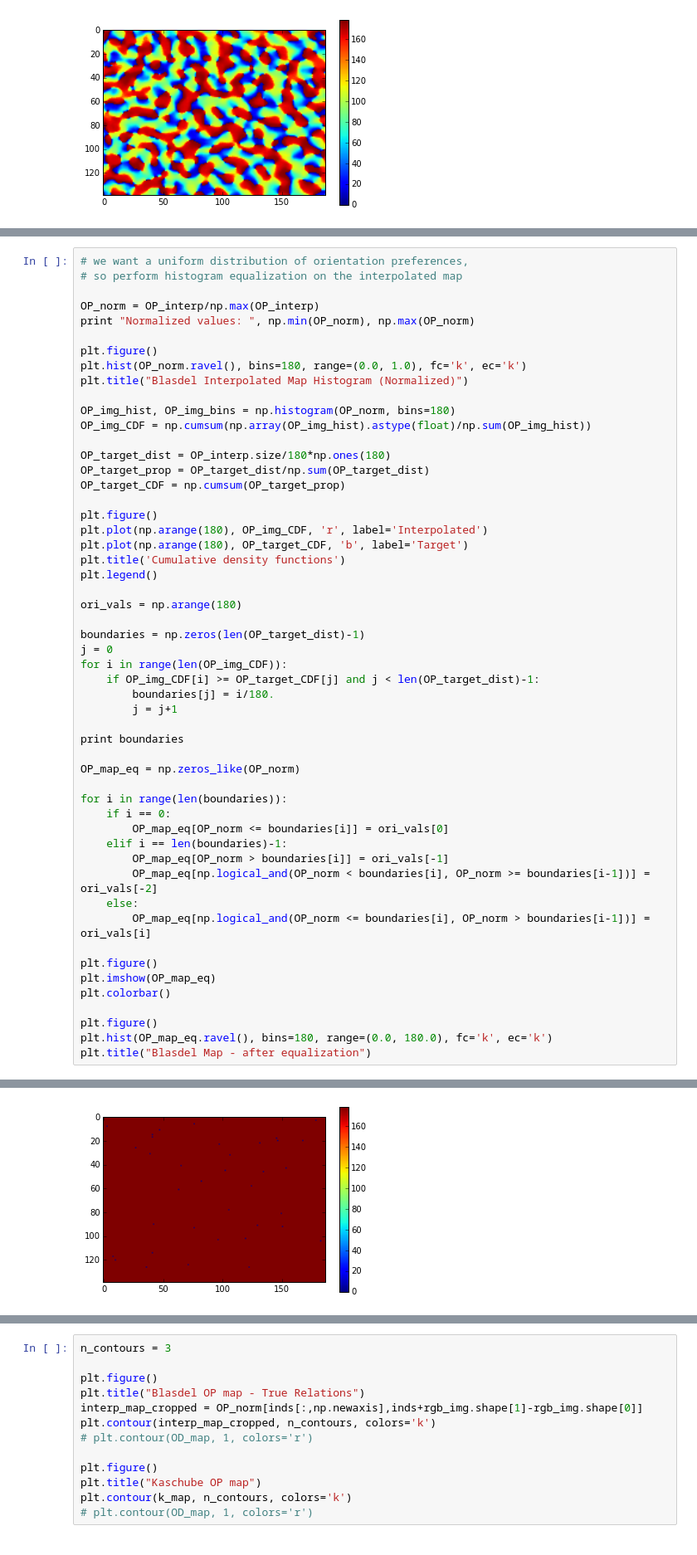
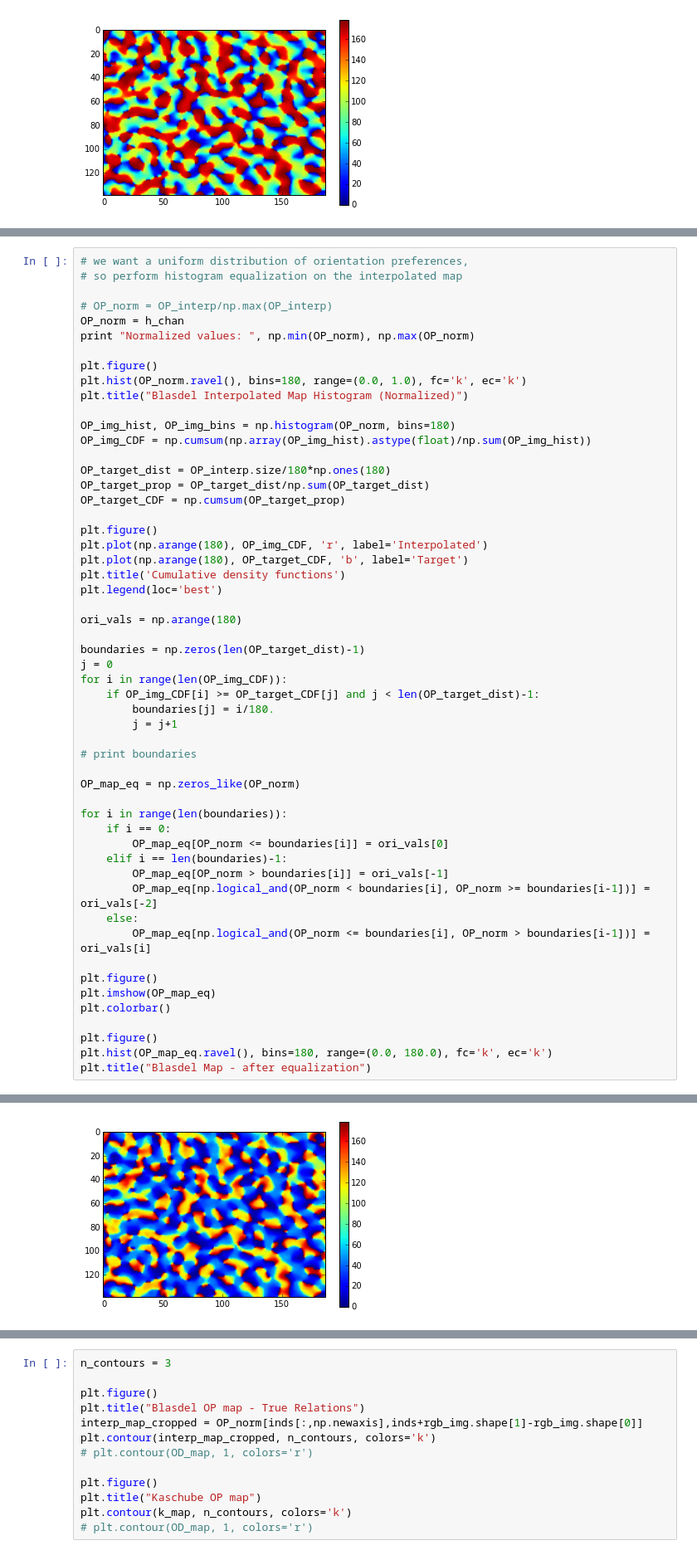
Before and after one commit to benselby/v1_modelling, a Jupyter notebook: mechanistic/map_analysis.ipynb, the cells around one changed output, grey strips where cells are left out. Shown at 83% size. Cells and saved outputs as stored; diff of their text form.

Commit message:
added a histogram equalization routine for OP map

```diff
--- a/mechanistic/map_analysis.ipynb
+++ b/mechanistic/map_analysis.ipynb
@@ -231,7 +262,8 @@ plt.colorbar()
 # we want a uniform distribution of orientation preferences,
 # so perform histogram equalization on the interpolated map
 
-OP_norm = OP_interp/np.max(OP_interp)
+# OP_norm = OP_interp/np.max(OP_interp)
+OP_norm = h_chan
 print "Normalized values: ", np.min(OP_norm), np.max(OP_norm)
 
 plt.figure()
@@ -249,7 +281,7 @@ plt.figure()
 plt.plot(np.arange(180), OP_img_CDF, 'r', label='Interpolated')
 plt.plot(np.arange(180), OP_target_CDF, 'b', label='Target')
 plt.title('Cumulative density functions')
-plt.legend()
+plt.legend(loc='best')
 
 ori_vals = np.arange(180)
 
@@ -260,7 +292,7 @@ for i in range(len(OP_img_CDF)):
         boundaries[j] = i/180.
         j = j+1
 
-print boundaries
+# print boundaries
 
 OP_map_eq = np.zeros_like(OP_norm)
 
@@ -304 +336 @@ Normalized values:  0.0 1.0
-[figure, old version]
+[figure, new version]
```
Also changed, not shown: parts of 2 cells of this notebook.
